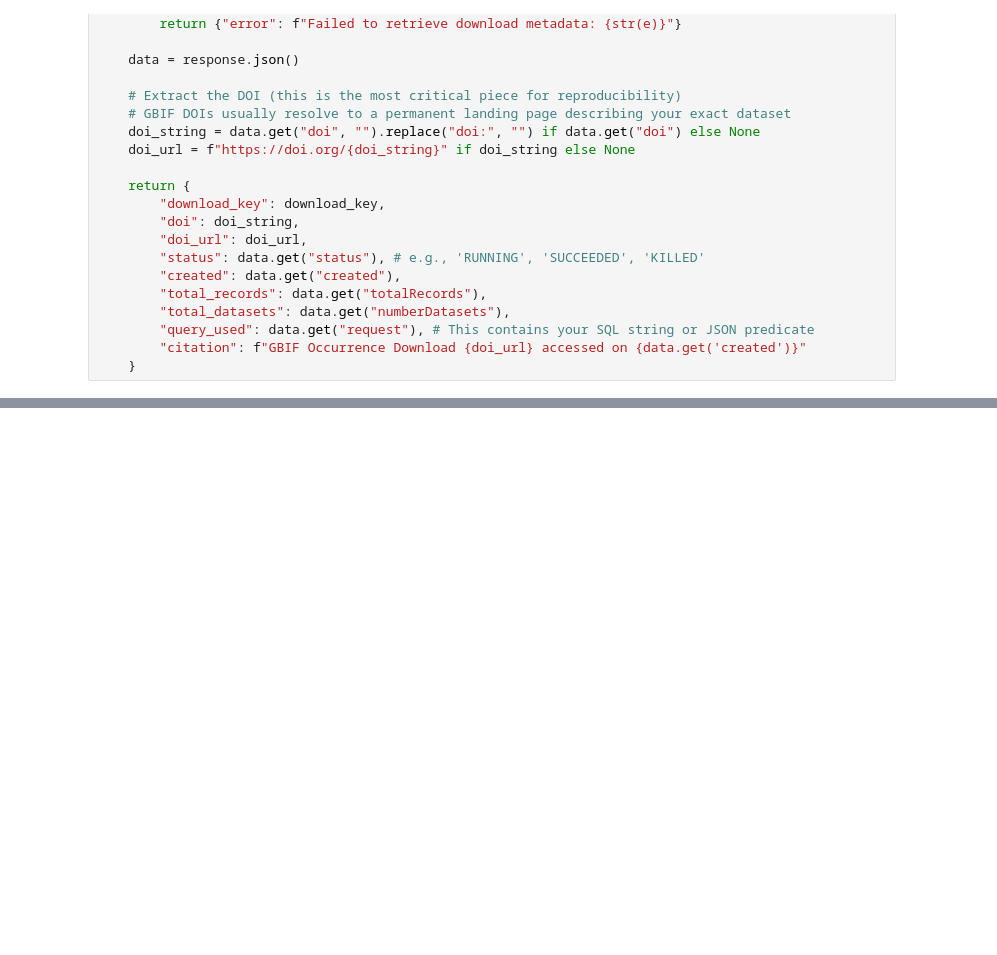
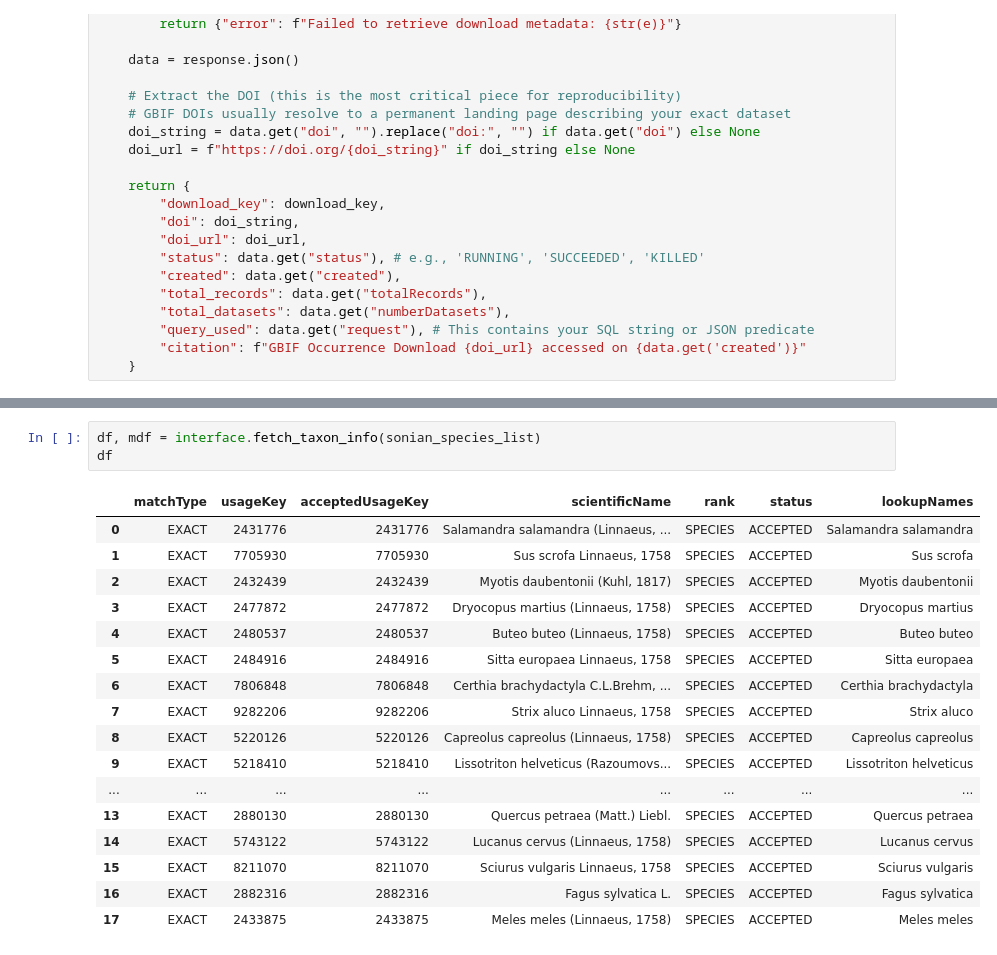
Before and after one commit to nbillietPM/BmC, a Jupyter notebook: scripts/gbif/gbif.ipynb, the cells around one changed output, grey strips where cells are left out. Drawn from its saved outputs; the diff is of its cells as text; blank space fills up the shorter version.

```diff
--- a/scripts/gbif/gbif.ipynb
+++ b/scripts/gbif/gbif.ipynb
@@ -3124,0 +3299,21 @@ def get_gbif_download_metadata(download_key: str) -> dict:
+# %%
+df, mdf = interface.fetch_taxon_info(sonian_species_list)
+df
+# %% [output]
+|  | matchType | usageKey | acceptedUsageKey | scientificName | rank | status | lookupNames |
+| 0 | EXACT | 2431776 | 2431776 | Salamandra salamandra (Linnaeus, ... | SPECIES | ACCEPTED | Salamandra salamandra |
+| 1 | EXACT | 7705930 | 7705930 | Sus scrofa Linnaeus, 1758 | SPECIES | ACCEPTED | Sus scrofa |
+| 2 | EXACT | 2432439 | 2432439 | Myotis daubentonii (Kuhl, 1817) | SPECIES | ACCEPTED | Myotis daubentonii |
+| 3 | EXACT | 2477872 | 2477872 | Dryocopus martius (Linnaeus, 1758) | SPECIES | ACCEPTED | Dryocopus martius |
+| 4 | EXACT | 2480537 | 2480537 | Buteo buteo (Linnaeus, 1758) | SPECIES | ACCEPTED | Buteo buteo |
+| 5 | EXACT | 2484916 | 2484916 | Sitta europaea Linnaeus, 1758 | SPECIES | ACCEPTED | Sitta europaea |
+| 6 | EXACT | 7806848 | 7806848 | Certhia brachydactyla C.L.Brehm, ... | SPECIES | ACCEPTED | Certhia brachydactyla |
+| 7 | EXACT | 9282206 | 9282206 | Strix aluco Linnaeus, 1758 | SPECIES | ACCEPTED | Strix aluco |
+| 8 | EXACT | 5220126 | 5220126 | Capreolus capreolus (Linnaeus, 1758) | SPECIES | ACCEPTED | Capreolus capreolus |
+| 9 | EXACT | 5218410 | 5218410 | Lissotriton helveticus (Razoumovs... | SPECIES | ACCEPTED | Lissotriton helveticus |
+| ... | ... | ... | ... | ... | ... | ... | ... |
+| 13 | EXACT | 2880130 | 2880130 | Quercus petraea (Matt.) Liebl. | SPECIES | ACCEPTED | Quercus petraea |
+| 14 | EXACT | 5743122 | 5743122 | Lucanus cervus (Linnaeus, 1758) | SPECIES | ACCEPTED | Lucanus cervus |
+| 15 | EXACT | 8211070 | 8211070 | Sciurus vulgaris Linnaeus, 1758 | SPECIES | ACCEPTED | Sciurus vulgaris |
+| 16 | EXACT | 2882316 | 2882316 | Fagus sylvatica L. | SPECIES | ACCEPTED | Fagus sylvatica |
+| 17 | EXACT | 2433875 | 2433875 | Meles meles (Linnaeus, 1758) | SPECIES | ACCEPTED | Meles meles |
```
Also changed, not shown: parts of 11 cells of this notebook.
